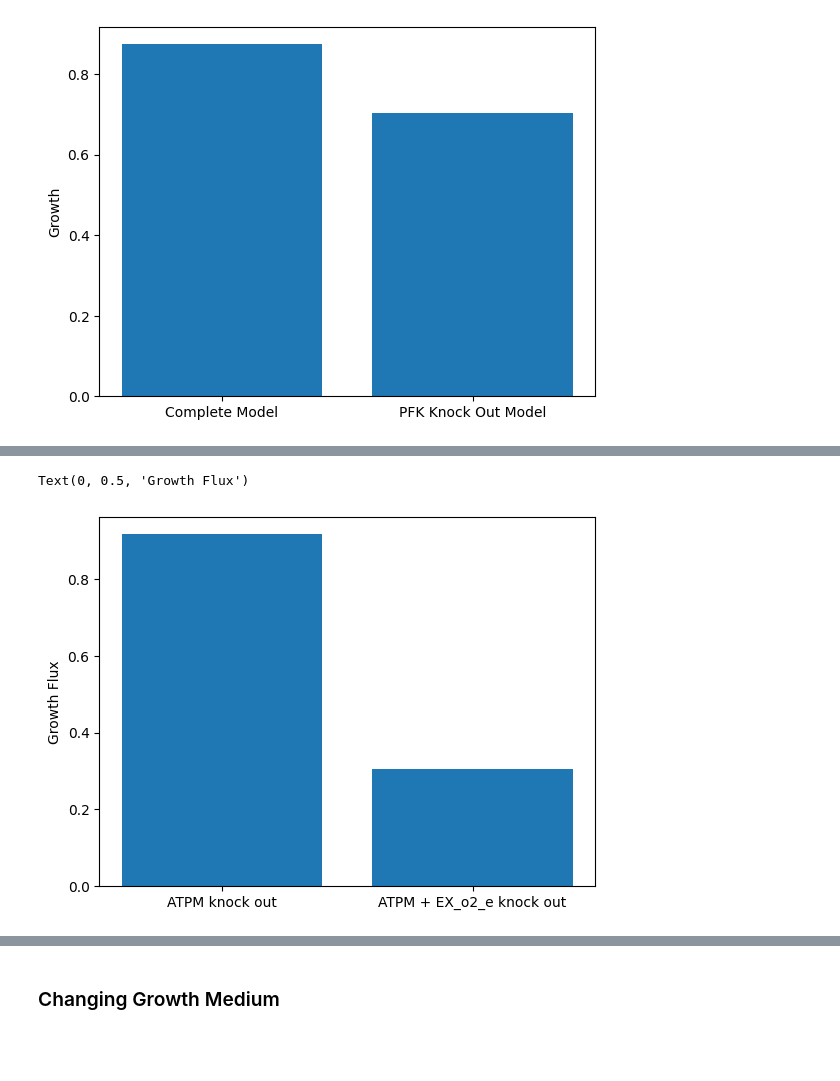
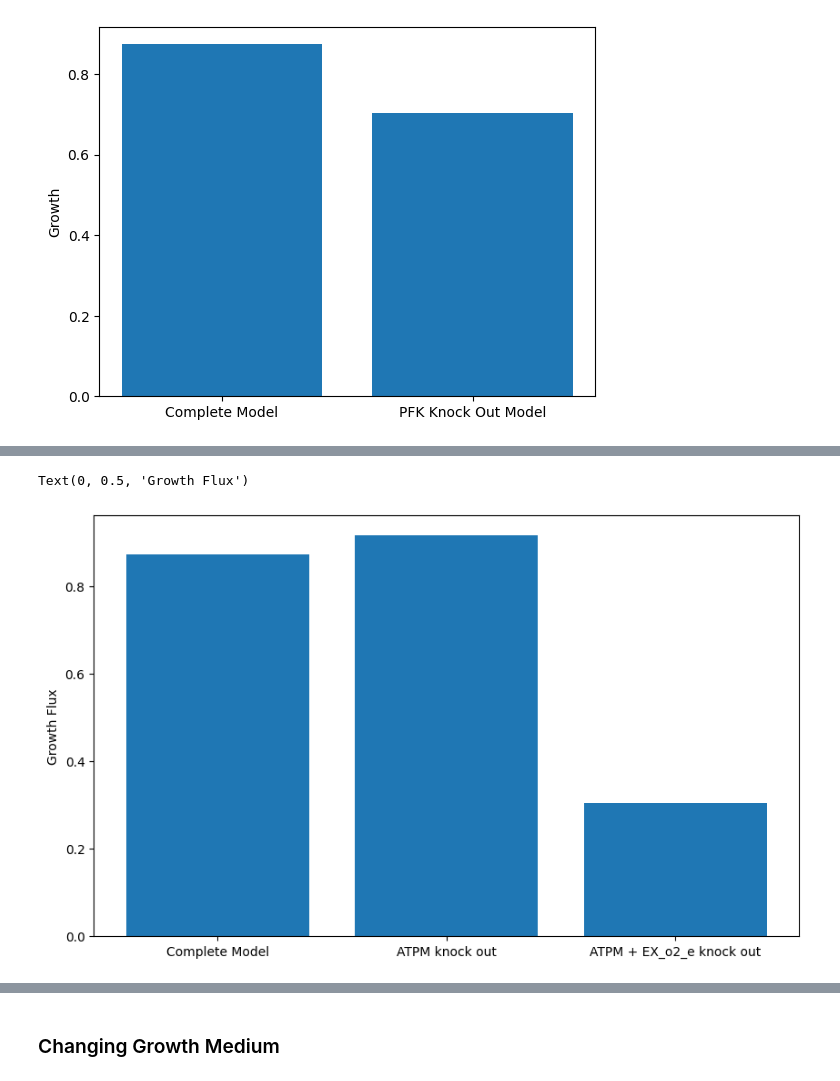
Before and after one commit to vivarium-collective/RashmiRotationProject---Microbial-Metabolic-Modeling-and-Analysis, a Jupyter notebook: Ecoli_CoreModel_Pertubation.ipynb, the cells around one changed output, grey strips where cells are left out. Cells and saved outputs as stored; diff of their text form; code cells hidden in the pictures; blank space fills up the shorter version.

```diff
--- a/Ecoli_CoreModel_Pertubation.ipynb
+++ b/Ecoli_CoreModel_Pertubation.ipynb
@@ -100,14 +218,14 @@ ATPM + EX_o2_e                  ids    growth   status
 # %%
 # Displaying double deletion results graphically
-
+complete_model = model.optimize()
 single_deletion_result = single_reaction_deletion(model).knockout['ATPM']
 double_deletion_result = double_reaction_deletion(model).knockout[{'ATPM','EX_o2_e'}]
 
-growth_fluxes = [single_deletion_result.iat[0,1], double_deletion_result.iat[0,1]]
-models = ['ATPM knock out','ATPM + EX_o2_e knock out']
+growth_fluxes = [complete_model.objective_value, single_deletion_result.iat[0,1], double_deletion_result.iat[0,1]]
+models = ['Complete Model','ATPM knock out','ATPM + EX_o2_e knock out']
+plt.figure(figsize=(10, 6))
+plt.bar(models, growth_fluxes)
+plt.ylabel("Growth Flux")
+# %% [output]
+Text(0, 0.5, 'Growth Flux')
+[figure, added]
-# %%
-plt.bar(models, growth_fluxes)
-plt.ylabel("Growth Flux")
-# %% [output]
-Text(0, 0.5, 'Growth Flux')
-[figure, removed]
```
Also changed, not shown: parts of 39 cells of this notebook.
